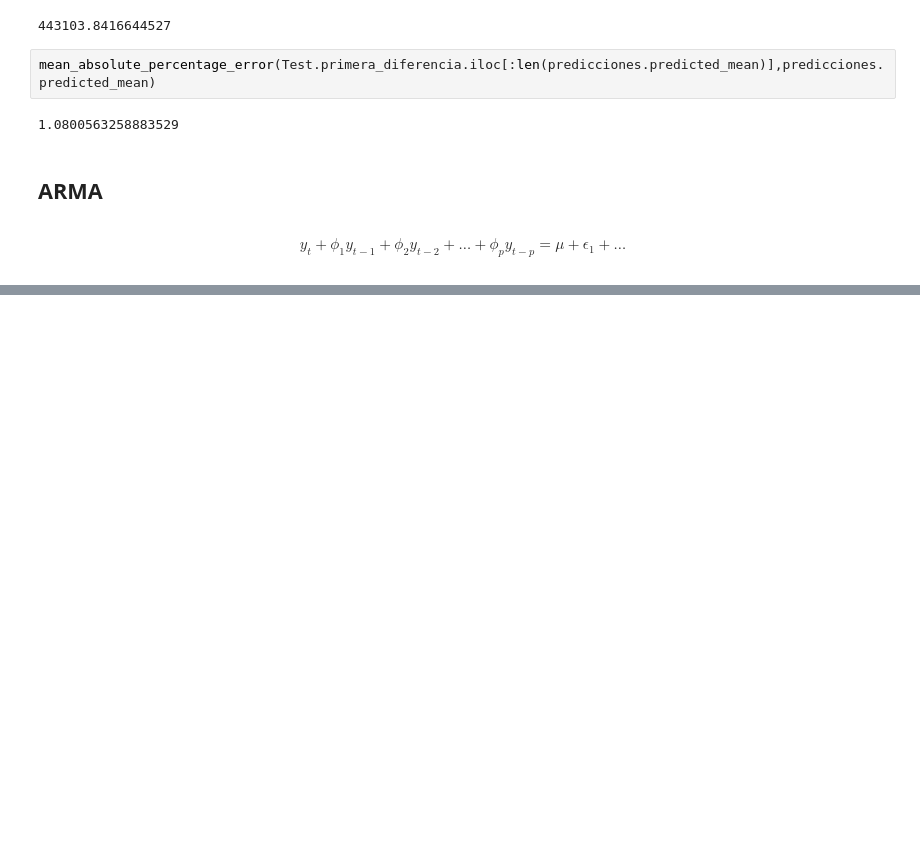
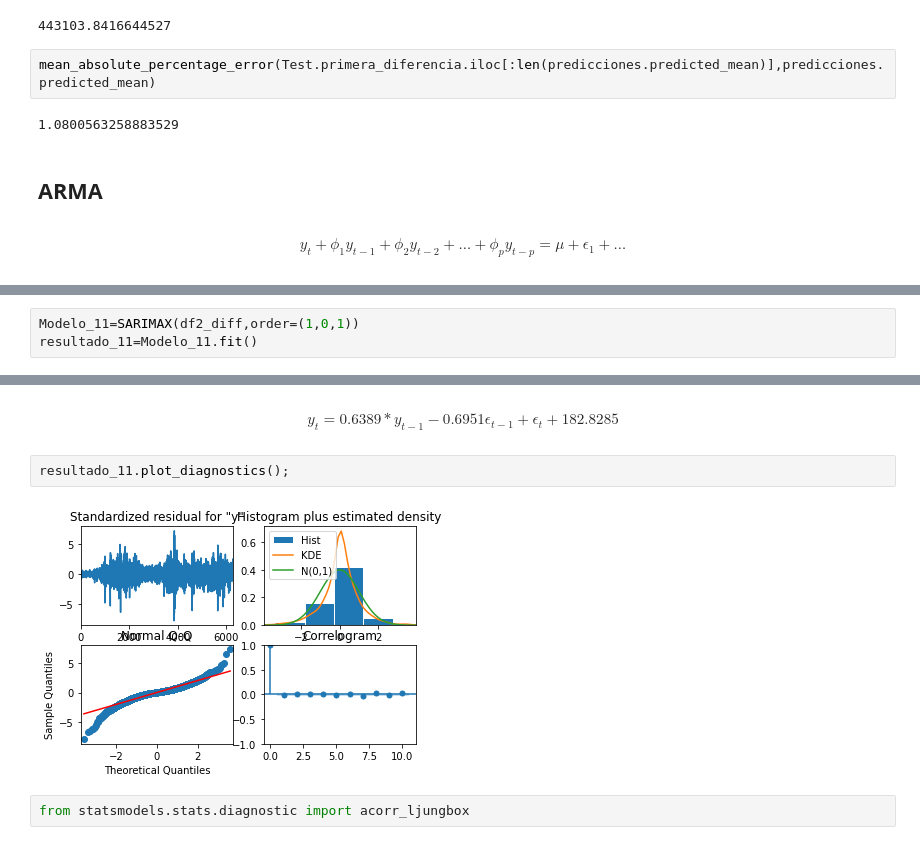
Before and after one commit to jsanz81/Bootcamp_Abril2023, a Jupyter notebook: 06_Series_Temporales/Series_Temporales_V1.ipynb, the cells around one changed output, grey strips where cells are left out. Drawn from its saved outputs; the diff is of its cells as text; blank space fills up the shorter version.

```diff
--- a/06_Series_Temporales/Series_Temporales_V1.ipynb
+++ b/06_Series_Temporales/Series_Temporales_V1.ipynb
@@ -168,0 +221,3 @@ $$y_t + \phi_1 y_{t-1} + \phi_2 y_{t-2} + \ldots+ \phi_p y_{t-p}= \mu + \epsilon
+# %%
+Modelo_11=SARIMAX(df2_diff,order=(1,0,1))
+resultado_11=Modelo_11.fit()
@@ -168,0 +245,8 @@ $$y_t + \phi_1 y_{t-1} + \phi_2 y_{t-2} + \ldots+ \phi_p y_{t-p}= \mu + \epsilon
+# %% [markdown]
+$$ y_t=0.6389*y_{t-1}-0.6951\epsilon_{t-1}+\epsilon_t + 182.8285$$
+# %%
+resultado_11.plot_diagnostics();
+# %% [output]
+[figure, added]
+# %%
+from statsmodels.stats.diagnostic import acorr_ljungbox
```
Also changed, not shown: parts of 11 cells of this notebook.
